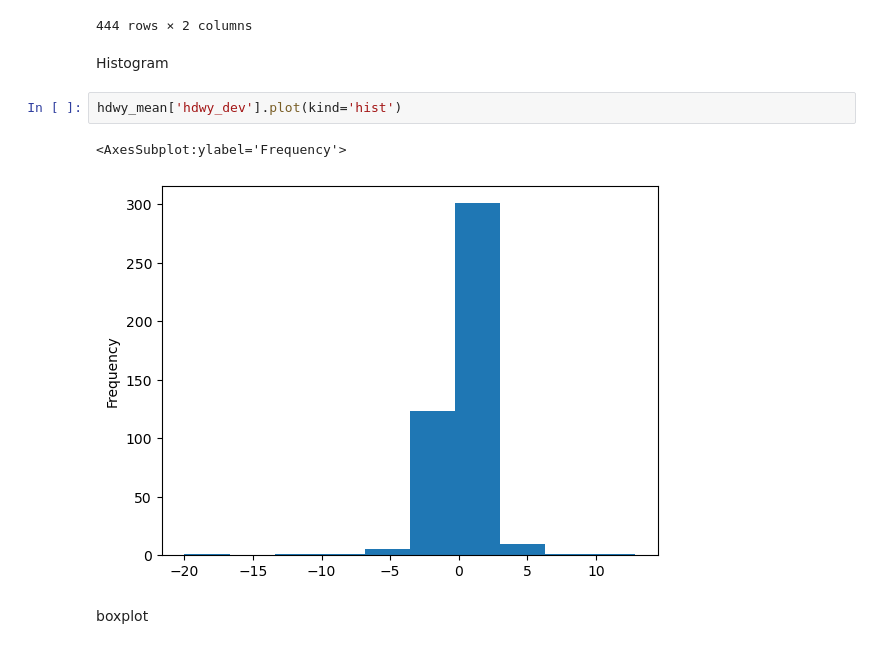
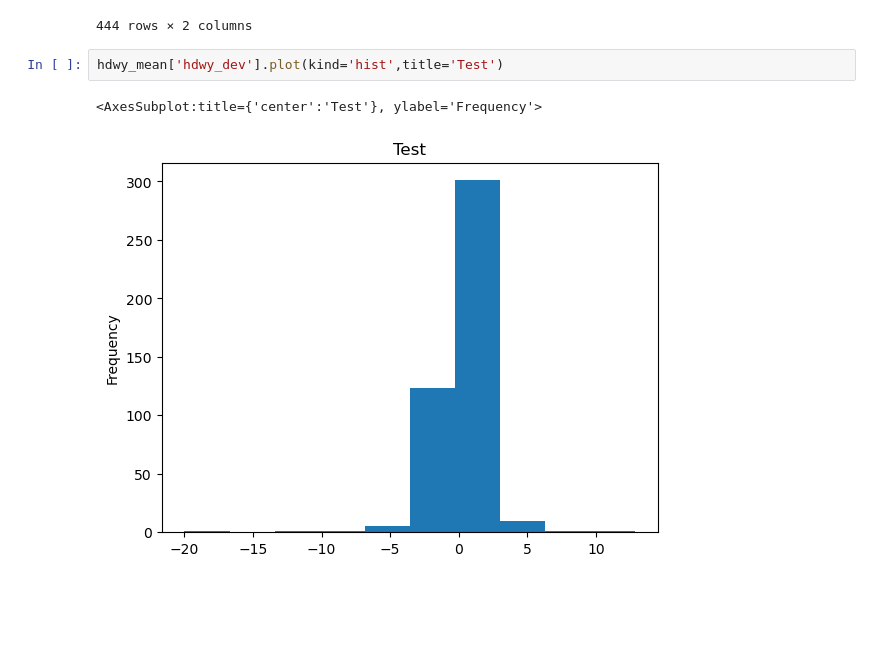
Before and after one commit to NSS-Data-Analytics-Cohort-7/wego-shut_up_and_take_my_query, a Jupyter notebook: notebooks/wego_five_hdwy.ipynb, the cells around one changed output. Cells and saved outputs as stored; diff of their text form; blank space fills up the shorter version.

Commit message:
charts charts charts charts

```diff
--- a/notebooks/wego_five_hdwy.ipynb
+++ b/notebooks/wego_five_hdwy.ipynb
@@ -233,12 +233,8 @@ hdwy_mean
 | 442 | 2630 | -0.137547 |
 | 443 | 22554 | -10.816667 |
 444 rows × 2 columns
-# %% [markdown]
-Histogram
 # %%
-hdwy_mean['hdwy_dev'].plot(kind='hist')
+hdwy_mean['hdwy_dev'].plot(kind='hist',title='Test')
 # %% [output]
-<AxesSubplot:ylabel='Frequency'>
+<AxesSubplot:title={'center':'Test'}, ylabel='Frequency'>
-[figure, old version]
+[figure, new version]
-# %% [markdown]
-boxplot
```
Also changed, not shown: parts of 4 cells of this notebook, 2 other files.
